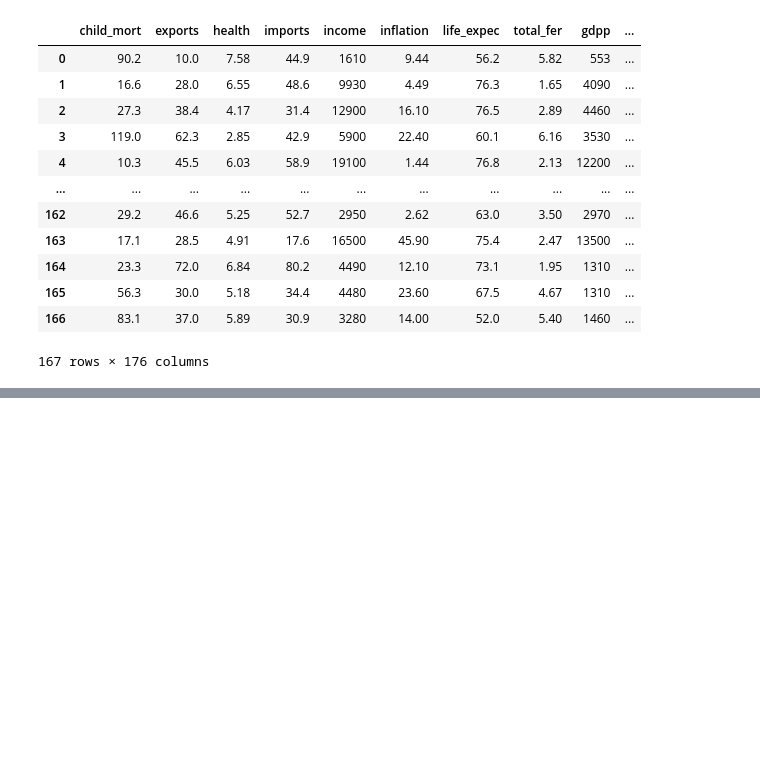
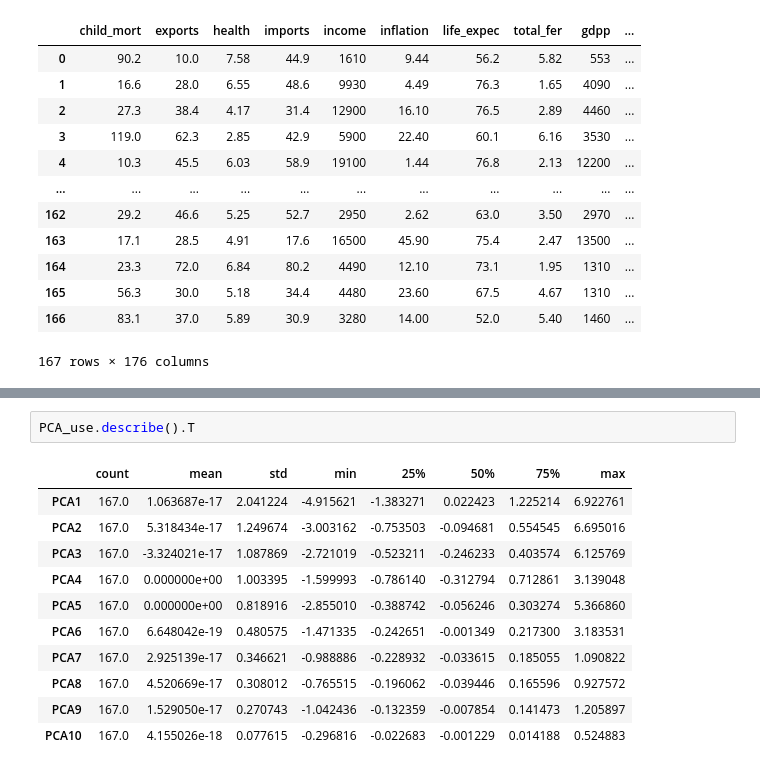
Before and after one commit to I-amyayi/Clustering-PCA, a Jupyter notebook: NGO.ipynb, the cells around one changed output, grey strips where cells are left out. Cells and saved outputs as stored; diff of their text form; blank space fills up the shorter version.

```diff
--- a/NGO.ipynb
+++ b/NGO.ipynb
@@ -189,0 +281,14 @@ copied_df
+# %%
+PCA_use.describe().T
+# %% [output]
+|  | count | mean | std | min | 25% | 50% | 75% | max |
+| PCA1 | 167.0 | 1.063687e-17 | 2.041224 | -4.915621 | -1.383271 | 0.022423 | 1.225214 | 6.922761 |
+| PCA2 | 167.0 | 5.318434e-17 | 1.249674 | -3.003162 | -0.753503 | -0.094681 | 0.554545 | 6.695016 |
+| PCA3 | 167.0 | -3.324021e-17 | 1.087869 | -2.721019 | -0.523211 | -0.246233 | 0.403574 | 6.125769 |
+| PCA4 | 167.0 | 0.000000e+00 | 1.003395 | -1.599993 | -0.786140 | -0.312794 | 0.712861 | 3.139048 |
+| PCA5 | 167.0 | 0.000000e+00 | 0.818916 | -2.855010 | -0.388742 | -0.056246 | 0.303274 | 5.366860 |
+| PCA6 | 167.0 | 6.648042e-19 | 0.480575 | -1.471335 | -0.242651 | -0.001349 | 0.217300 | 3.183531 |
+| PCA7 | 167.0 | 2.925139e-17 | 0.346621 | -0.988886 | -0.228932 | -0.033615 | 0.185055 | 1.090822 |
+| PCA8 | 167.0 | 4.520669e-17 | 0.308012 | -0.765515 | -0.196062 | -0.039446 | 0.165596 | 0.927572 |
+| PCA9 | 167.0 | 1.529050e-17 | 0.270743 | -1.042436 | -0.132359 | -0.007854 | 0.141473 | 1.205897 |
+| PCA10 | 167.0 | 4.155026e-18 | 0.077615 | -0.296816 | -0.022683 | -0.001229 | 0.014188 | 0.524883 |
```
Also changed, not shown: parts of 12 cells of this notebook.
